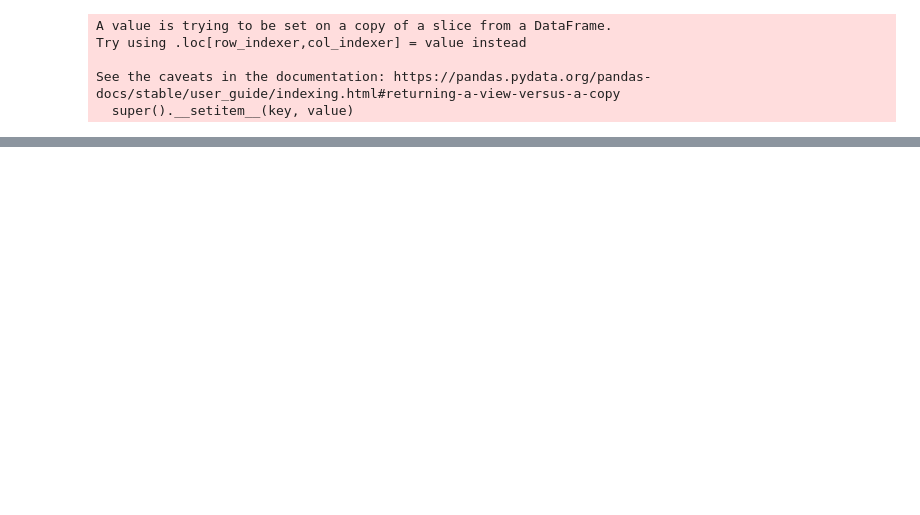
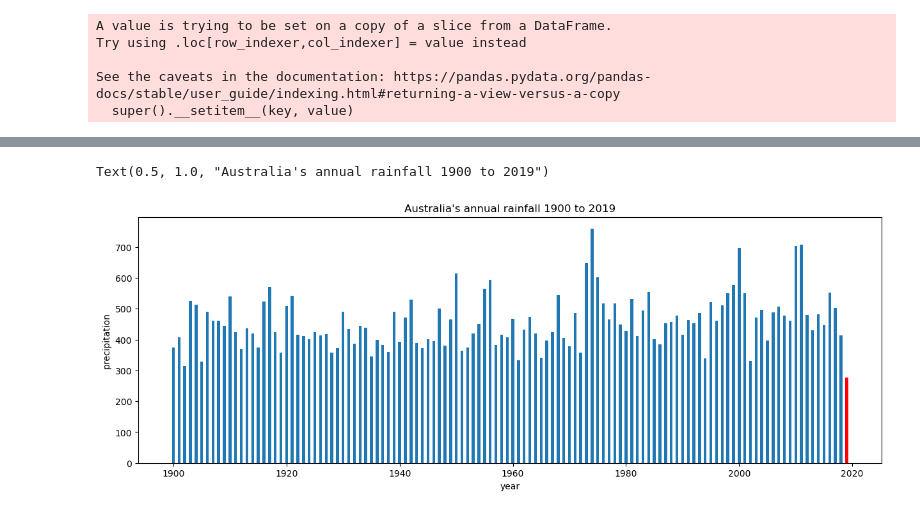
Before and after one commit to lun55/GIS_Learn, a Jupyter notebook: Jupyter/作业/aus.ipynb, the cells around one changed output, grey strips where cells are left out. Cells and saved outputs as stored; diff of their text form; code cells hidden in the pictures; blank space fills up the shorter version.

```diff
--- a/Jupyter/作业/aus.ipynb
+++ b/Jupyter/作业/aus.ipynb
@@ -86,0 +126,3 @@ df.plot(color='red')
+# %%
+pre_data = pd.read_csv(r"D:\下载\data-降水.csv",header=None)
+pre_data
@@ -86,0 +143,12 @@ df.plot(color='red')
+# %%
+# plt.plot(pre_data[0],pre_data[1])
+plt.figure(figsize=(15, 5))
+plt.bar(x=pre_data[0],height=pre_data[1],width=0.5)
+plt.bar(x=pre_data[0].iloc[119],height=pre_data[1].iloc[119],width=0.5,color='red')
+plt.xlabel('year')
+plt.ylabel('precipitation')
+plt.title('Australia\'s annual rainfall 1900 to 2019')
+# plt.plot(pre_data[0],pre_data[1],color='red')
+# %% [output]
+Text(0.5, 1.0, "Australia's annual rainfall 1900 to 2019")
+[figure, added]
```
Also changed, not shown: parts of 15 cells of this notebook.
